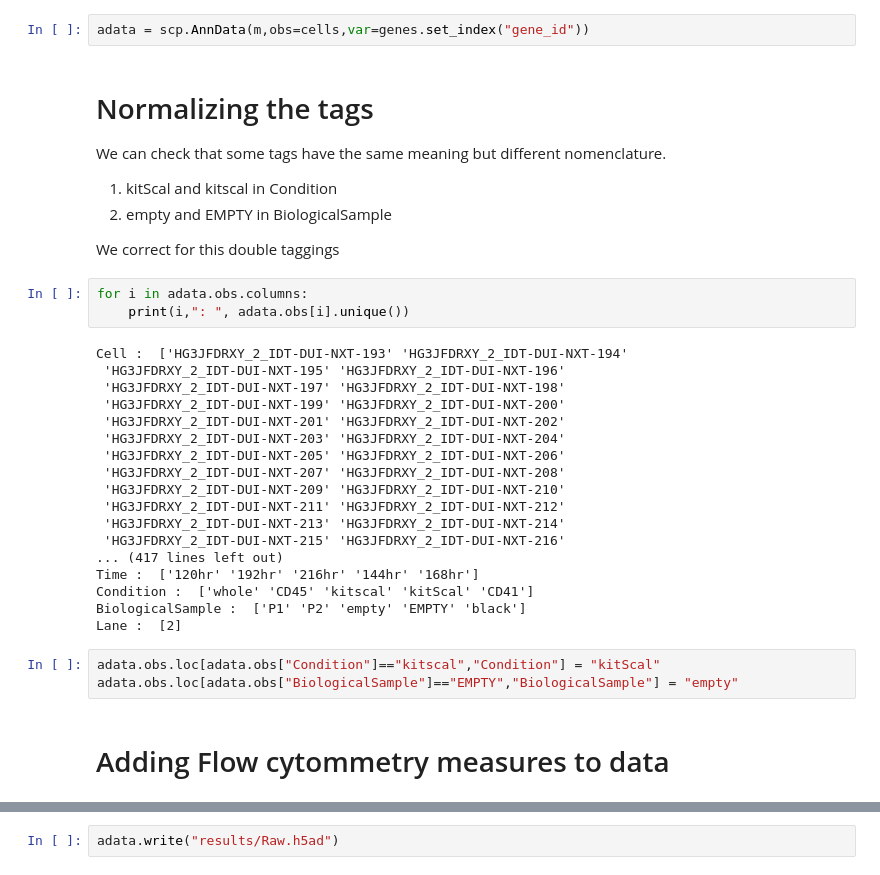
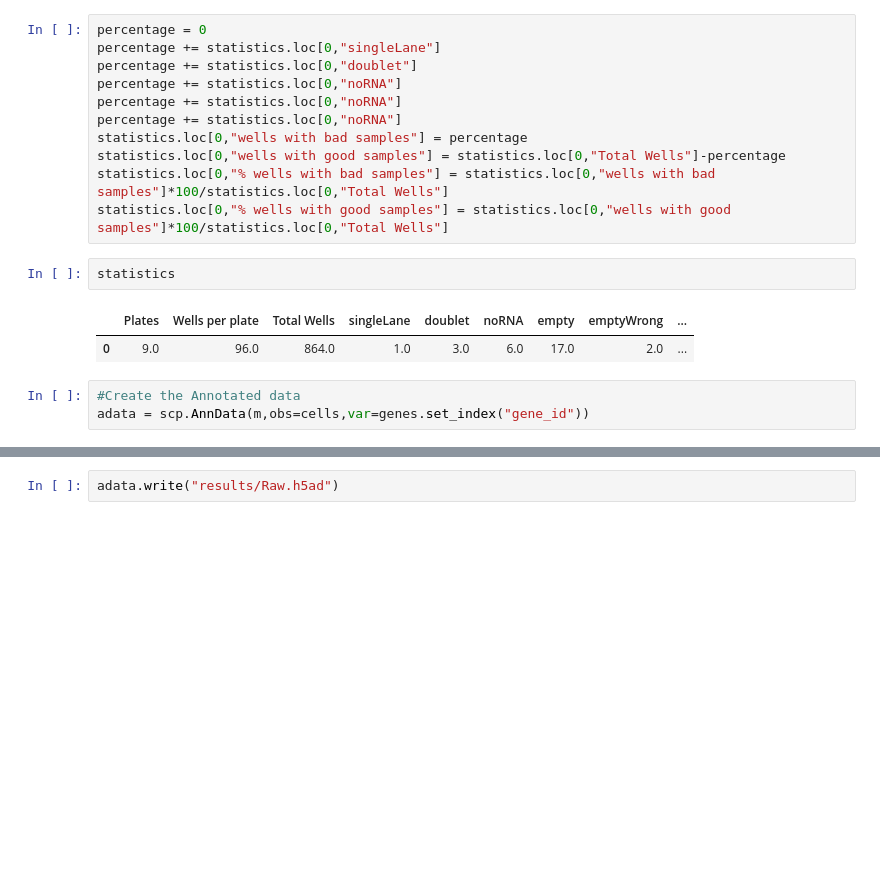
Before and after one commit to dsb-lab/blood_gastruloids, a Jupyter notebook: Analysis/0_Make_h5ad_file.ipynb, the cells around one changed output, grey strips where cells are left out. Saved outputs shown, nothing was run; the diff lists cells and outputs as text; blank space fills up the shorter version.

```diff
--- a/Analysis/0_Make_h5ad_file.ipynb
+++ b/Analysis/0_Make_h5ad_file.ipynb
@@ -31,37 +189,19 @@ cells = cells[cells["Lane"]==2].reset_index(drop=True)
+# %%
+percentage = 0
+percentage += statistics.loc[0,"singleLane"]
+percentage += statistics.loc[0,"doublet"]
+percentage += statistics.loc[0,"noRNA"]
+percentage += statistics.loc[0,"noRNA"]
+percentage += statistics.loc[0,"noRNA"]
+statistics.loc[0,"wells with bad samples"] = percentage
+statistics.loc[0,"wells with good samples"] = statistics.loc[0,"Total Wells"]-percentage
+statistics.loc[0,"% wells with bad samples"] = statistics.loc[0,"wells with bad samples"]*100/statistics.loc[0,"Total Wells"]
+statistics.loc[0,"% wells with good samples"] = statistics.loc[0,"wells with good samples"]*100/statistics.loc[0,"Total Wells"]
+# %%
+statistics
+# %% [output]
+|  | Plates | Wells per plate | Total Wells | singleLane | doublet | noRNA | empty | emptyWrong | ... |
+| 0 | 9.0 | 96.0 | 864.0 | 1.0 | 3.0 | 6.0 | 17.0 | 2.0 | ... |
 # %%
+#Create the Annotated data
 adata = scp.AnnData(m,obs=cells,var=genes.set_index("gene_id"))
-# %% [markdown]
-# Normalizing the tags
-
-We can check that some tags have the same meaning but different nomenclature.
-
-1. kitScal and kitscal in Condition
-1. empty and EMPTY in BiologicalSample
-
-We correct for this double taggings
-# %%
-for i in adata.obs.columns:
-    print(i,": ", adata.obs[i].unique())
-# %% [output]
-Cell :  ['HG3JFDRXY_2_IDT-DUI-NXT-193' 'HG3JFDRXY_2_IDT-DUI-NXT-194'
- 'HG3JFDRXY_2_IDT-DUI-NXT-195' 'HG3JFDRXY_2_IDT-DUI-NXT-196'
- 'HG3JFDRXY_2_IDT-DUI-NXT-197' 'HG3JFDRXY_2_IDT-DUI-NXT-198'
- 'HG3JFDRXY_2_IDT-DUI-NXT-199' 'HG3JFDRXY_2_IDT-DUI-NXT-200'
- 'HG3JFDRXY_2_IDT-DUI-NXT-201' 'HG3JFDRXY_2_IDT-DUI-NXT-202'
- 'HG3JFDRXY_2_IDT-DUI-NXT-203' 'HG3JFDRXY_2_IDT-DUI-NXT-204'
- 'HG3JFDRXY_2_IDT-DUI-NXT-205' 'HG3JFDRXY_2_IDT-DUI-NXT-206'
- 'HG3JFDRXY_2_IDT-DUI-NXT-207' 'HG3JFDRXY_2_IDT-DUI-NXT-208'
- 'HG3JFDRXY_2_IDT-DUI-NXT-209' 'HG3JFDRXY_2_IDT-DUI-NXT-210'
- 'HG3JFDRXY_2_IDT-DUI-NXT-211' 'HG3JFDRXY_2_IDT-DUI-NXT-212'
- 'HG3JFDRXY_2_IDT-DUI-NXT-213' 'HG3JFDRXY_2_IDT-DUI-NXT-214'
- 'HG3JFDRXY_2_IDT-DUI-NXT-215' 'HG3JFDRXY_2_IDT-DUI-NXT-216'
-... (417 lines left out)
-Time :  ['120hr' '192hr' '216hr' '144hr' '168hr']
-Condition :  ['whole' 'CD45' 'kitscal' 'kitScal' 'CD41']
-BiologicalSample :  ['P1' 'P2' 'empty' 'EMPTY' 'black']
-Lane :  [2]
-# %%
-adata.obs.loc[adata.obs["Condition"]=="kitscal","Condition"] = "kitScal"
-adata.obs.loc[adata.obs["BiologicalSample"]=="EMPTY","BiologicalSample"] = "empty"
-# %% [markdown]
-# Adding Flow cytommetry measures to data
```
Also changed, not shown: parts of 20 cells of this notebook, 16 other files.
